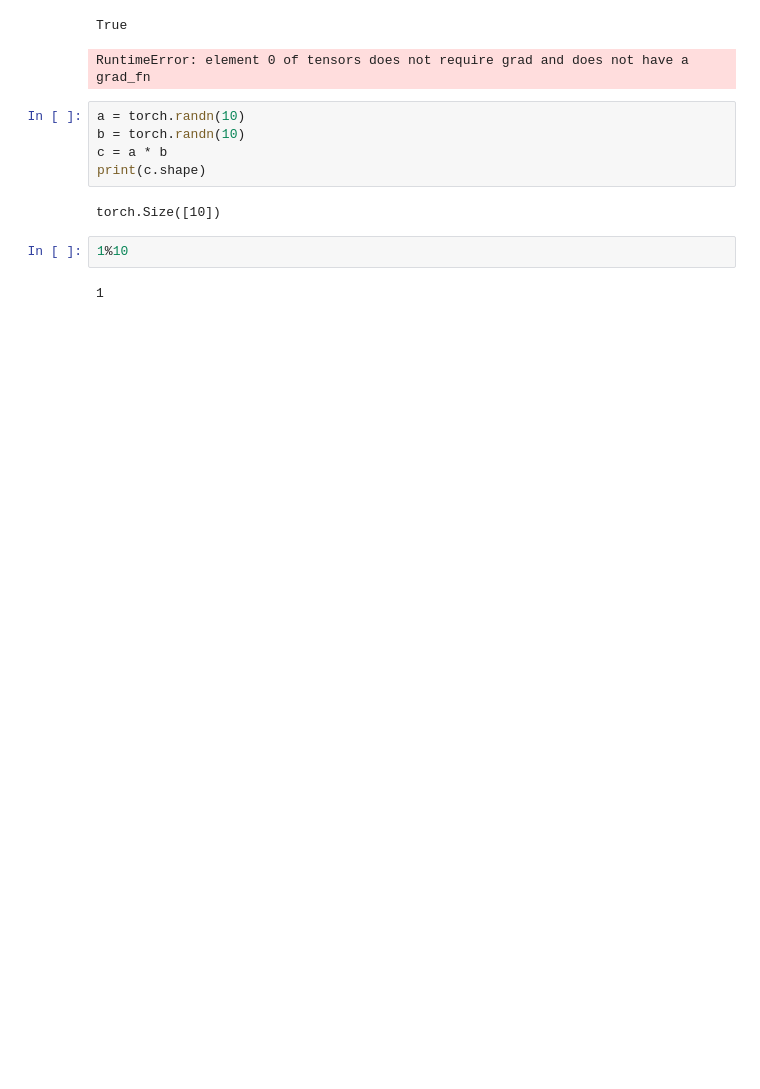
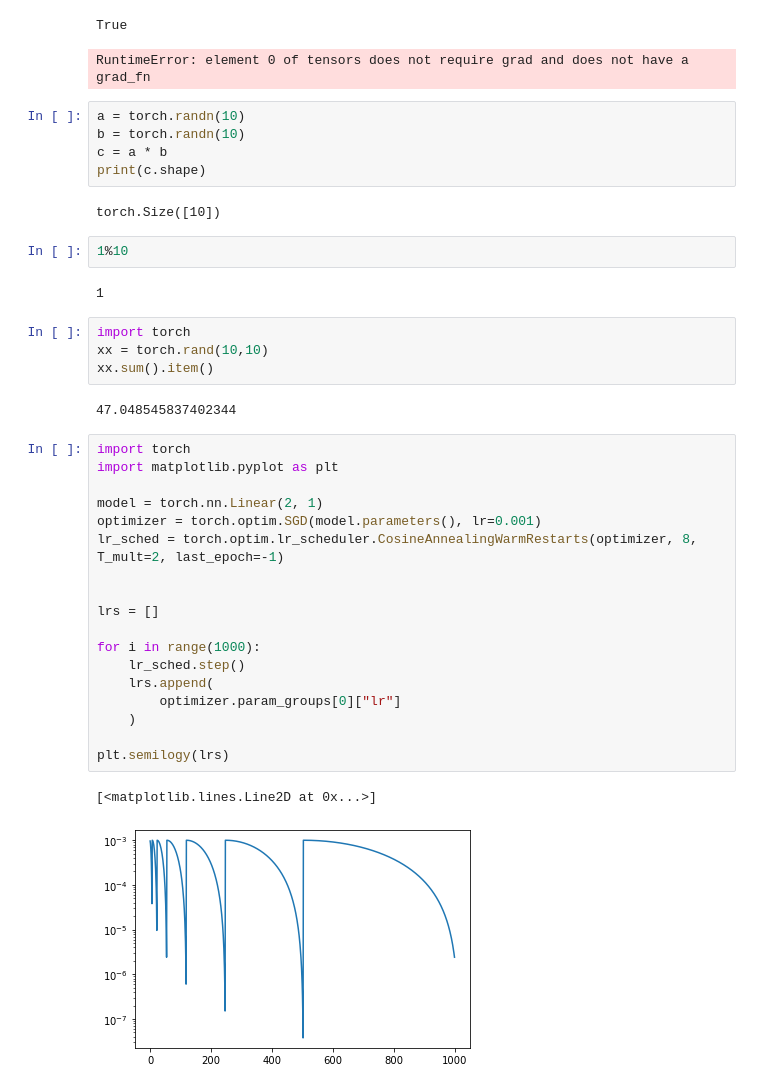
Before and after one commit to Pperezhogin/pyqg_experiments_Ross, a Jupyter notebook: pyqg_subgrid_experiments/test_PCNN.ipynb, the cells around one changed output. Saved outputs shown, nothing was run; the diff lists cells and outputs as text; blank space fills up the shorter version.

```diff
--- a/pyqg_subgrid_experiments/test_PCNN.ipynb
+++ b/pyqg_subgrid_experiments/test_PCNN.ipynb
@@ -184,3 +205,30 @@ torch.Size([10])
 1%10
 # %% [output]
 1
+# %%
+import torch
+xx = torch.rand(10,10)
+xx.sum().item()
+# %% [output]
+47.048545837402344
+# %%
+import torch
+import matplotlib.pyplot as plt
+
+model = torch.nn.Linear(2, 1)
+optimizer = torch.optim.SGD(model.parameters(), lr=0.001)
+lr_sched = torch.optim.lr_scheduler.CosineAnnealingWarmRestarts(optimizer, 8, T_mult=2, last_epoch=-1)
+
+
+lrs = []
+
+for i in range(1000):
+    lr_sched.step()
+    lrs.append(
+        optimizer.param_groups[0]["lr"]
+    )
+
+plt.semilogy(lrs)
+# %% [output]
+[<matplotlib.lines.Line2D at 0x...>]
+[figure, added]
```
Also changed, not shown: parts of 4 cells of this notebook, 2 other files.
